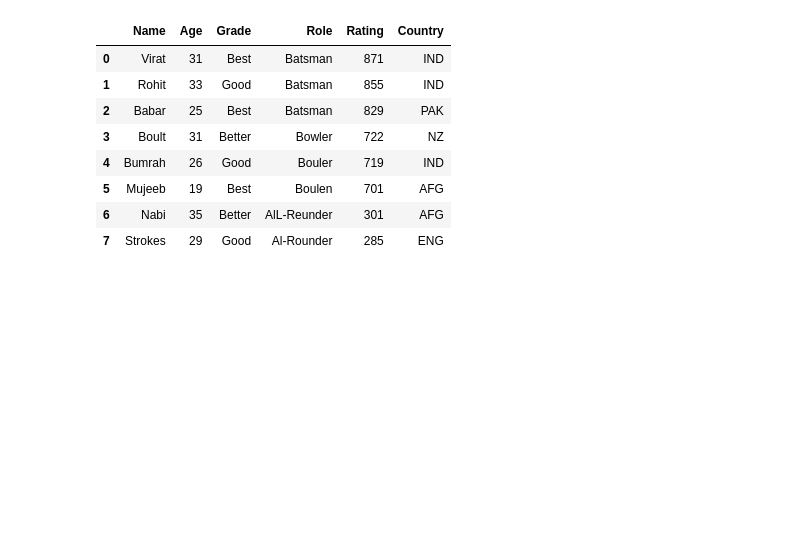
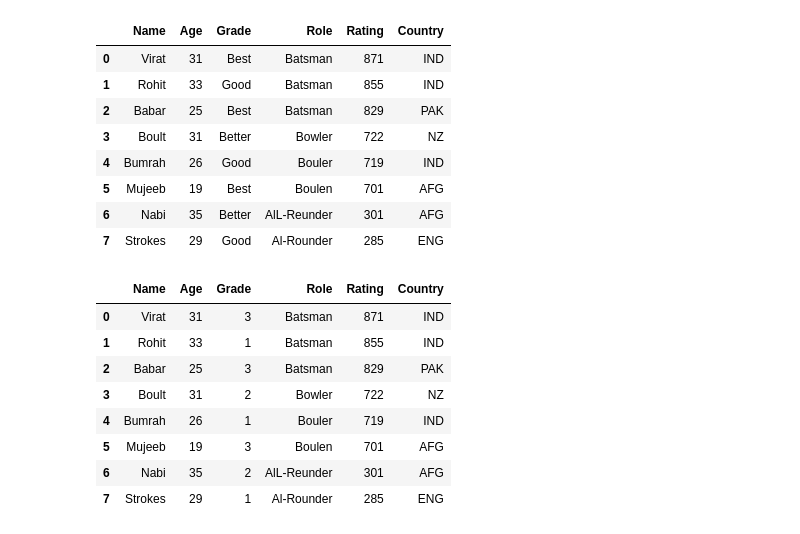
Before and after one commit to Malinda1/data_preprocessing, a Jupyter notebook: data preprocessing.ipynb, the cells around one changed output. Cells and saved outputs as stored; diff of their text form; code cells hidden in the pictures; blank space fills up the shorter version.

Commit message:
Convert ordinal data into numerical values

```diff
--- a/data preprocessing.ipynb
+++ b/data preprocessing.ipynb
@@ -406,3 +406,24 @@ cricketers
 | 5 | Mujeeb | 19 | Best | Boulen | 701 | AFG |
 | 6 | Nabi | 35 | Better | AlL-Reunder | 301 | AFG |
 | 7 | Strokes | 29 | Good | Al-Rounder | 285 | ENG |
+# %%
+# Data Mapping
+
+dataMapping = {
+    'Best': 3,
+    'Better': 2,
+    'Good': 1
+}
+# %%
+cricketers['Grade'] = cricketers['Grade'].map(dataMapping)
+cricketers
+# %% [output]
+|  | Name | Age | Grade | Role | Rating | Country |
+| 0 | Virat | 31 | 3 | Batsman | 871 | IND |
+| 1 | Rohit | 33 | 1 | Batsman | 855 | IND |
+| 2 | Babar | 25 | 3 | Batsman | 829 | PAK |
+| 3 | Boult | 31 | 2 | Bowler | 722 | NZ |
+| 4 | Bumrah | 26 | 1 | Bouler | 719 | IND |
+| 5 | Mujeeb | 19 | 3 | Boulen | 701 | AFG |
+| 6 | Nabi | 35 | 2 | AlL-Reunder | 301 | AFG |
+| 7 | Strokes | 29 | 1 | Al-Rounder | 285 | ENG |
```
